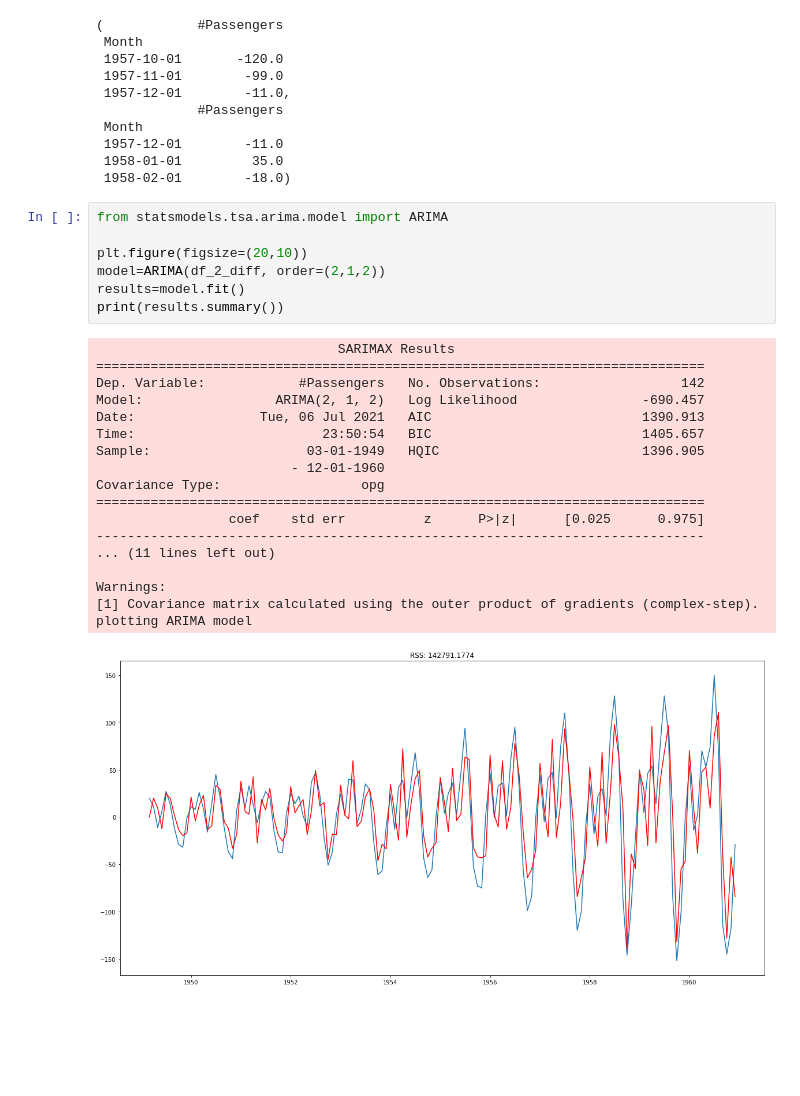
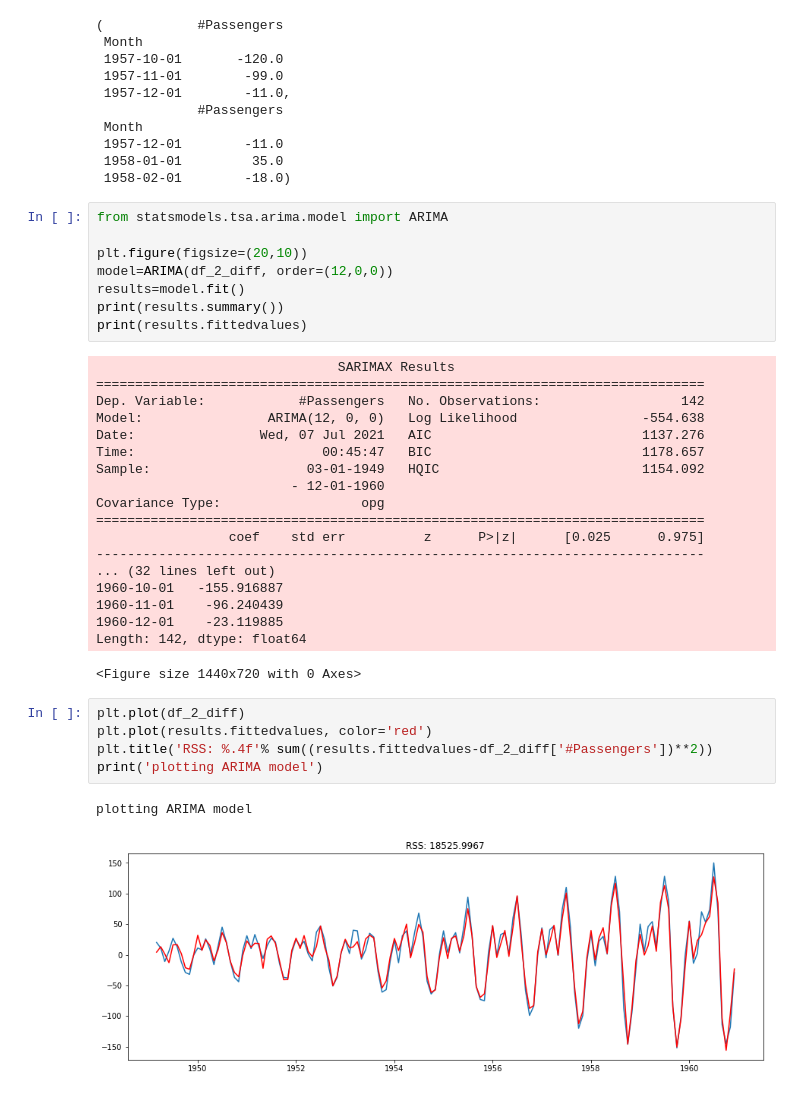
Before and after one commit to Pramod-Kumar808/time_series, a Jupyter notebook: notebook/Project_Notebook.ipynb, the cells around one changed output. Drawn from its saved outputs; the diff is of its cells as text; blank space fills up the shorter version.

Commit message:
model validation

```diff
--- a/notebook/Project_Notebook.ipynb
+++ b/notebook/Project_Notebook.ipynb
@@ -180,25 +180,34 @@ train_data[-3:], test_data[:3]
 from statsmodels.tsa.arima.model import ARIMA
 
 plt.figure(figsize=(20,10))
-model=ARIMA(df_2_diff, order=(2,1,2))
+model=ARIMA(df_2_diff, order=(12,0,0))
 results=model.fit()
 print(results.summary())
+print(results.fittedvalues)
 # %% [output]
                                SARIMAX Results
 ==============================================================================
 Dep. Variable:            #Passengers   No. Observations:                  142
-Model:                 ARIMA(2, 1, 2)   Log Likelihood                -690.457
-Date:                Tue, 06 Jul 2021   AIC                           1390.913
-Time:                        23:50:54   BIC                           1405.657
-Sample:                    03-01-1949   HQIC                          1396.905
+Model:                ARIMA(12, 0, 0)   Log Likelihood                -554.638
+Date:                Wed, 07 Jul 2021   AIC                           1137.276
+Time:                        00:45:47   BIC                           1178.657
+Sample:                    03-01-1949   HQIC                          1154.092
                          - 12-01-1960
 Covariance Type:                  opg
 ==============================================================================
                  coef    std err          z      P>|z|      [0.025      0.975]
 ------------------------------------------------------------------------------
-... (11 lines left out)
-
-Warnings:
-[1] Covariance matrix calculated using the outer product of gradients (complex-step).
-plotting ARIMA model
+... (32 lines left out)
+1960-10-01   -155.916887
+1960-11-01    -96.240439
+1960-12-01    -23.119885
+Length: 142, dtype: float64
-[figure, removed]
+<Figure size 1440x720 with 0 Axes>
+# %%
+plt.plot(df_2_diff)
+plt.plot(results.fittedvalues, color='red')
+plt.title('RSS: %.4f'% sum((results.fittedvalues-df_2_diff['#Passengers'])**2))
+print('plotting ARIMA model')
+# %% [output]
+plotting ARIMA model
+[figure, added]
```
Also changed, not shown: parts of 6 cells of this notebook.
